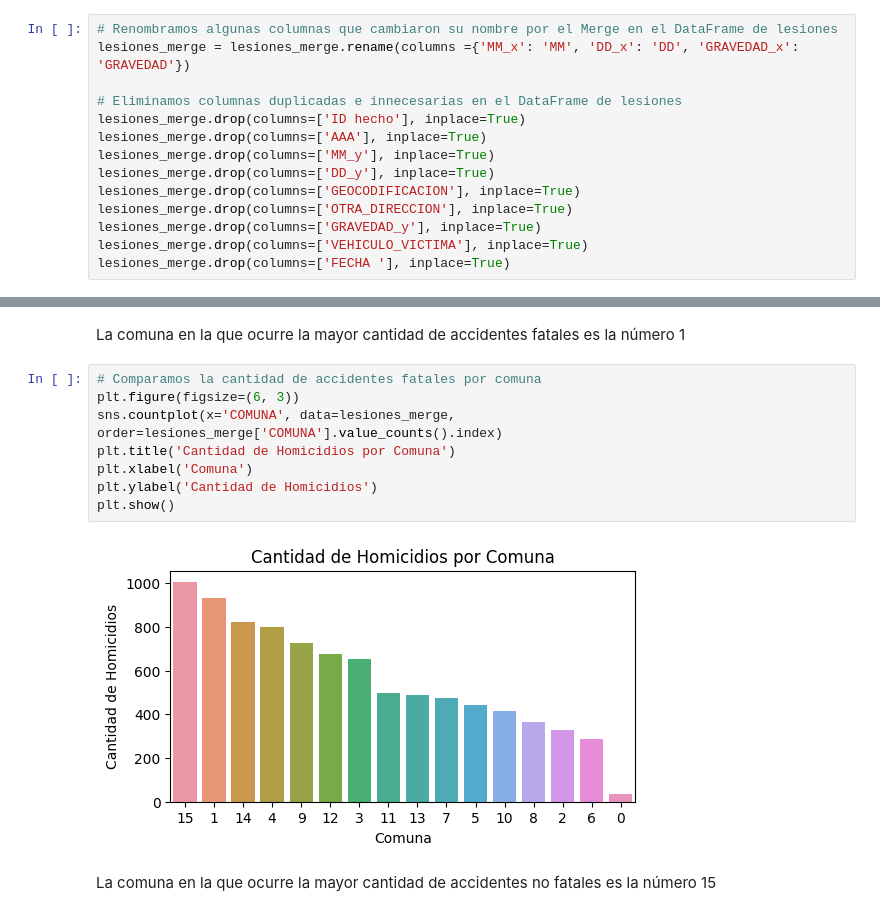
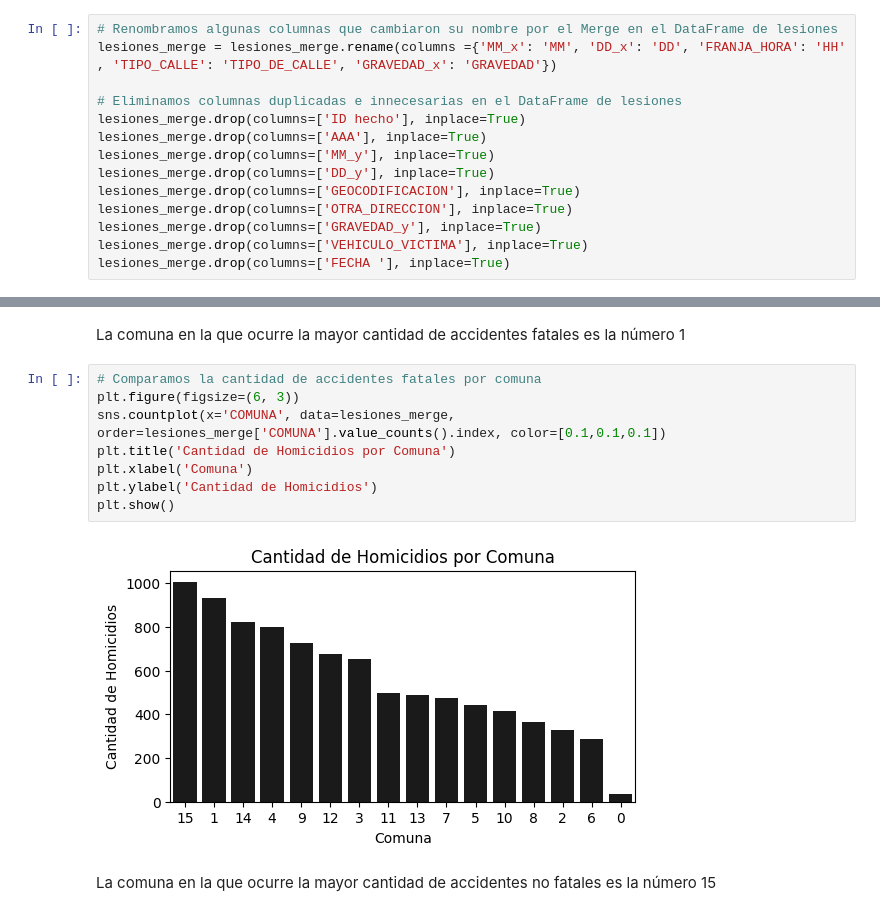
Before and after one commit to torcivita/PI-Siniestros-Viales, a Jupyter notebook: ETL + EDA.ipynb, the cells around one changed output, grey strips where cells are left out. Drawn from its saved outputs; the diff is of its cells as text.

```diff
--- a/ETL + EDA.ipynb
+++ b/ETL + EDA.ipynb
@@ -585,7 +600,7 @@ homicidios_merge.drop(columns=['DD_y'], inplace=True)
 homicidios_merge.drop(columns=['VICTIMA_y'], inplace=True)
 # %%
 # Renombramos algunas columnas que cambiaron su nombre por el Merge en el DataFrame de lesiones
-lesiones_merge = lesiones_merge.rename(columns ={'MM_x': 'MM', 'DD_x': 'DD', 'GRAVEDAD_x': 'GRAVEDAD'})
+lesiones_merge = lesiones_merge.rename(columns ={'MM_x': 'MM', 'DD_x': 'DD', 'FRANJA_HORA': 'HH' , 'TIPO_CALLE': 'TIPO_DE_CALLE', 'GRAVEDAD_x': 'GRAVEDAD'})
 
 # Eliminamos columnas duplicadas e innecesarias en el DataFrame de lesiones
 lesiones_merge.drop(columns=['ID hecho'], inplace=True)
@@ -859,13 +975,13 @@ La comuna en la que ocurre la mayor cantidad de accidentes fatales es la número
 # %%
 # Comparamos la cantidad de accidentes fatales por comuna
 plt.figure(figsize=(6, 3))
-sns.countplot(x='COMUNA', data=lesiones_merge, order=lesiones_merge['COMUNA'].value_counts().index)
+sns.countplot(x='COMUNA', data=lesiones_merge, order=lesiones_merge['COMUNA'].value_counts().index, color=[0.1,0.1,0.1])
 plt.title('Cantidad de Homicidios por Comuna')
 plt.xlabel('Comuna')
 plt.ylabel('Cantidad de Homicidios')
 plt.show()
 # %% [output]
-[figure, old version]
+[figure, new version]
 # %% [markdown]
 La comuna en la que ocurre la mayor cantidad de accidentes no fatales es la número 15
 # %% [markdown]
```
Also changed, not shown: parts of 31 cells of this notebook, 5 other files.
